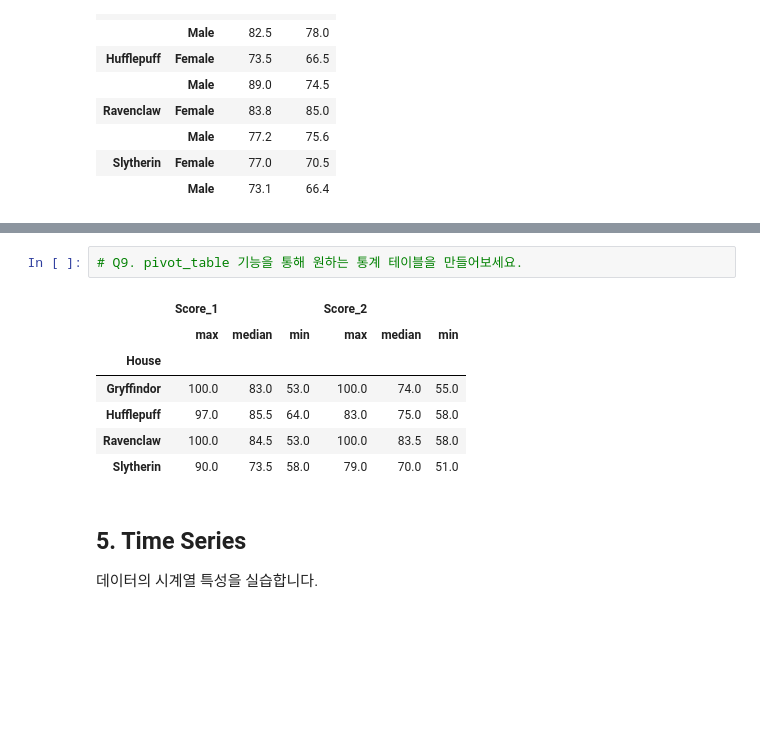
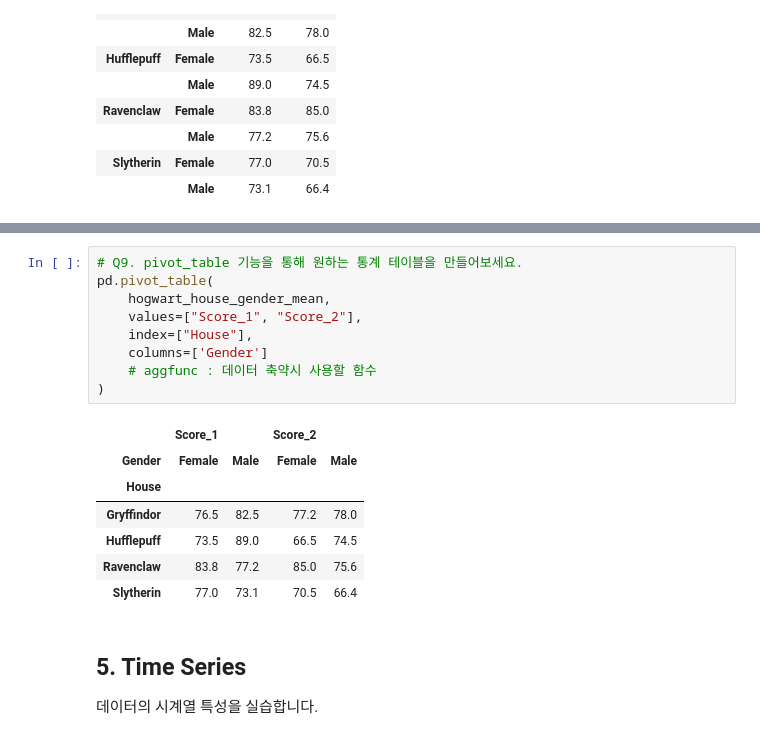
Before and after one commit to euneun316/Python-for-Pandas, a Jupyter notebook: quiz/harry_poter_pandas.ipynb, the cells around one changed output, grey strips where cells are left out. Drawn from its saved outputs; the diff is of its cells as text; blank space fills up the shorter version.

```diff
--- a/quiz/harry_poter_pandas.ipynb
+++ b/quiz/harry_poter_pandas.ipynb
@@ -284,14 +287,21 @@ dtype: float64
 |  | Male | 73.1 | 66.4 |
 # %%
 # Q9. pivot_table 기능을 통해 원하는 통계 테이블을 만들어보세요.
+pd.pivot_table(
+    hogwart_house_gender_mean,
+    values=["Score_1", "Score_2"],
+    index=["House"],
+    columns=['Gender']
+    # aggfunc : 데이터 축약시 사용할 함수
+)
 # %% [output]
-|  | Score_1 |  |  | Score_2 |  |  |
-|  | max | median | min | max | median | min |
-| House |  |  |  |  |  |  |
-| Gryffindor | 100.0 | 83.0 | 53.0 | 100.0 | 74.0 | 55.0 |
-| Hufflepuff | 97.0 | 85.5 | 64.0 | 83.0 | 75.0 | 58.0 |
-| Ravenclaw | 100.0 | 84.5 | 53.0 | 100.0 | 83.5 | 58.0 |
-| Slytherin | 90.0 | 73.5 | 58.0 | 79.0 | 70.0 | 51.0 |
+|  | Score_1 |  | Score_2 |  |
+| Gender | Female | Male | Female | Male |
+| House |  |  |  |  |
+| Gryffindor | 76.5 | 82.5 | 77.2 | 78.0 |
+| Hufflepuff | 73.5 | 89.0 | 66.5 | 74.5 |
+| Ravenclaw | 83.8 | 77.2 | 85.0 | 75.6 |
+| Slytherin | 77.0 | 73.1 | 70.5 | 66.4 |
 # %% [markdown]
 ## 5. Time Series
 데이터의 시계열 특성을 실습합니다.
```
Also changed, not shown: parts of 4 cells of this notebook.
